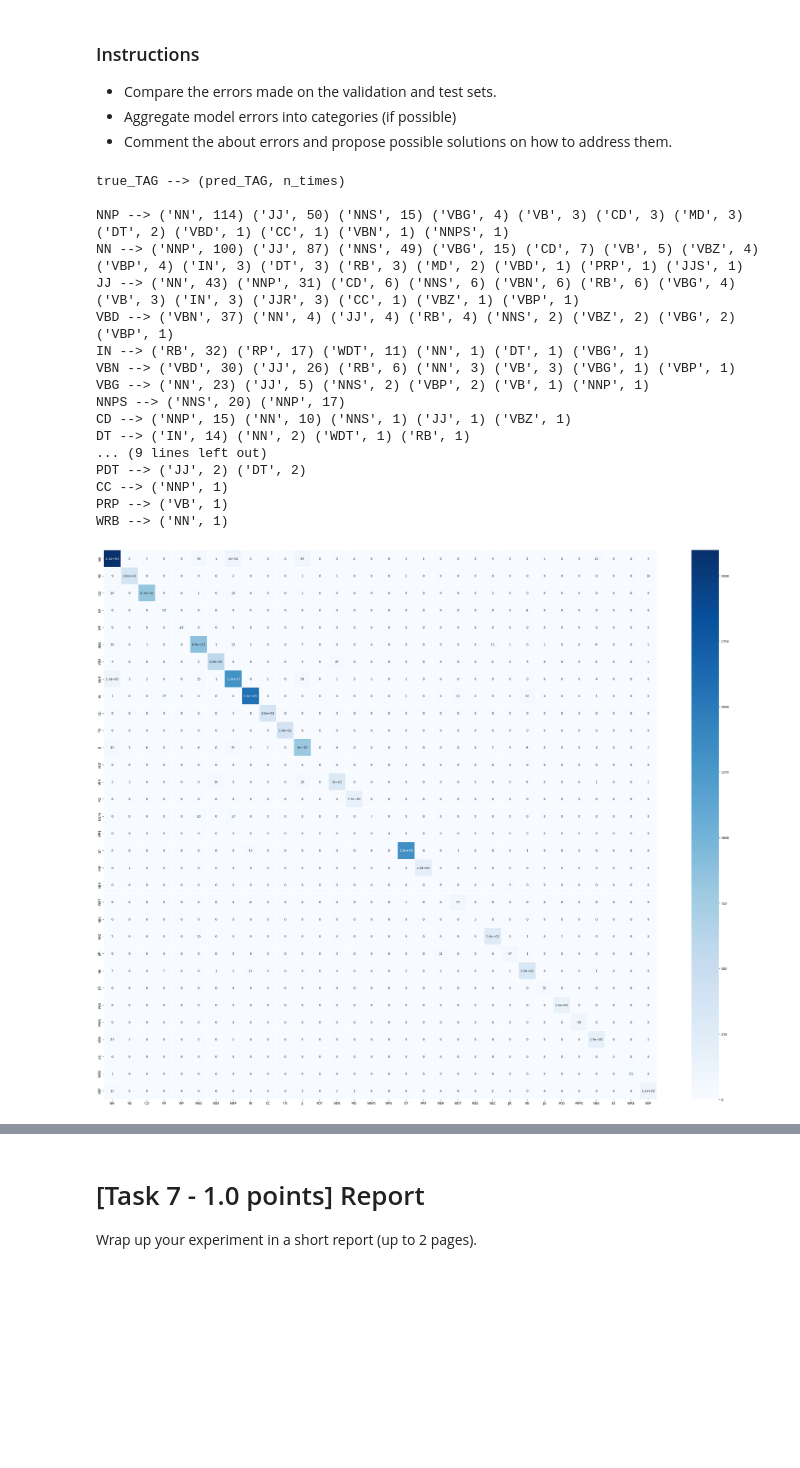
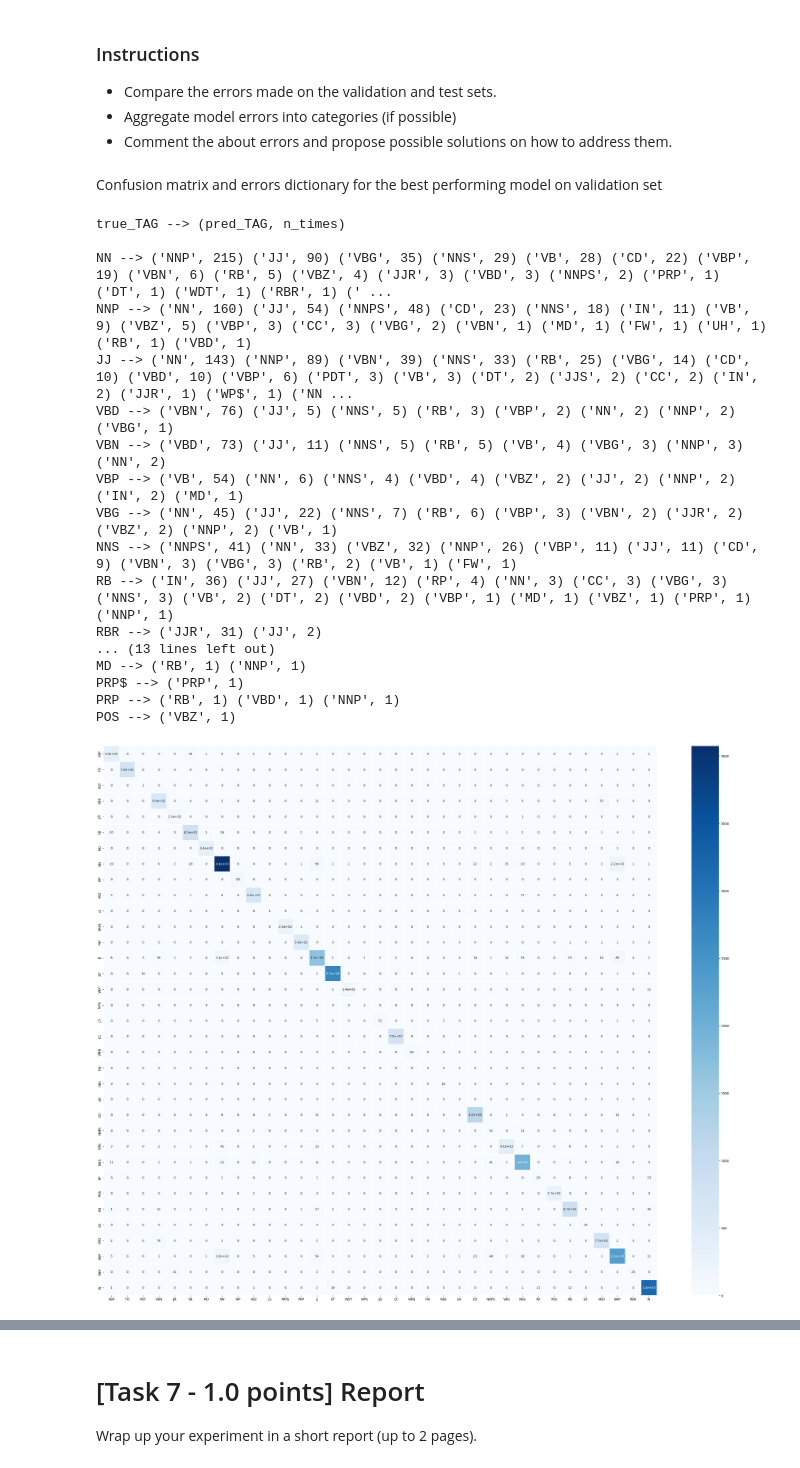
Before and after one commit to AndreaZecca/NLP-assignments, a Jupyter notebook: Assignment-1/Assignment1.ipynb, the cells around one changed output, grey strips where cells are left out. Cells and saved outputs as stored; diff of their text form; code cells hidden in the pictures; blank space fills up the shorter version.

Commit message:
Implemented error analysis

```diff
--- a/Assignment-1/Assignment1.ipynb
+++ b/Assignment-1/Assignment1.ipynb
@@ -1010,7 +1011,8 @@ for model in res.keys():
     print()
     means.append(np.mean(res[model]))
     stdevs.append(np.std(res[model]))
-    std_means.append(res[model]/np.std(res[model]))
+for i, model in enumerate(res.keys()):
+    std_means.append(means[i]/stdevs[i])
 
 best_model_idx = np.argmax(std_means)
 best_model_name = models_names[best_model_idx]
@@ -1098,28 +1107,27 @@ def get_tag_distribution(indexed_df: pd.DataFrame):
+# %% [markdown]
+Confusion matrix and errors dictionary for the best performing model on validation set
 # %%
-selected_pred = best_model_pred_test
-selected_targ = best_model_targ_test
+validation_tags = [vocab.i2t(i) for i in set(best_model_pred_val.tolist() + best_model_targ_val.tolist())]
 
-tags = [vocab.i2t(i) for i in set(selected_pred.tolist() + selected_targ.tolist())]
+validation_cm = build_confusion_matrix(best_model_pred_val,best_model_targ_val,validation_tags)
 
-df_cm = build_confusion_matrix(selected_targ,selected_pred,tags)
-
-build_errors_dictionary(df_cm)
+build_errors_dictionary(validation_cm)
 # %% [output]
 true_TAG --> (pred_TAG, n_times)
 
-NNP --> ('NN', 114) ('JJ', 50) ('NNS', 15) ('VBG', 4) ('VB', 3) ('CD', 3) ('MD', 3) ('DT', 2) ('VBD', 1) ('CC', 1) ('VBN', 1) ('NNPS', 1)
-NN --> ('NNP', 100) ('JJ', 87) ('NNS', 49) ('VBG', 15) ('CD', 7) ('VB', 5) ('VBZ', 4) ('VBP', 4) ('IN', 3) ('DT', 3) ('RB', 3) ('MD', 2) ('VBD', 1) ('PRP', 1) ('JJS', 1)
-JJ --> ('NN', 43) ('NNP', 31) ('CD', 6) ('NNS', 6) ('VBN', 6) ('RB', 6) ('VBG', 4) ('VB', 3) ('IN', 3) ('JJR', 3) ('CC', 1) ('VBZ', 1) ('VBP', 1)
-VBD --> ('VBN', 37) ('NN', 4) ('JJ', 4) ('RB', 4) ('NNS', 2) ('VBZ', 2) ('VBG', 2) ('VBP', 1)
-IN --> ('RB', 32) ('RP', 17) ('WDT', 11) ('NN', 1) ('DT', 1) ('VBG', 1)
-VBN --> ('VBD', 30) ('JJ', 26) ('RB', 6) ('NN', 3) ('VB', 3) ('VBG', 1) ('VBP', 1)
-VBG --> ('NN', 23) ('JJ', 5) ('NNS', 2) ('VBP', 2) ('VB', 1) ('NNP', 1)
-NNPS --> ('NNS', 20) ('NNP', 17)
-CD --> ('NNP', 15) ('NN', 10) ('NNS', 1) ('JJ', 1) ('VBZ', 1)
-DT --> ('IN', 14) ('NN', 2) ('WDT', 1) ('RB', 1)
-... (9 lines left out)
-PDT --> ('JJ', 2) ('DT', 2)
-CC --> ('NNP', 1)
-PRP --> ('VB', 1)
-WRB --> ('NN', 1)
+NN --> ('NNP', 215) ('JJ', 90) ('VBG', 35) ('NNS', 29) ('VB', 28) ('CD', 22) ('VBP', 19) ('VBN', 6) ('RB', 5) ('VBZ', 4) ('JJR', 3) ('VBD', 3) ('NNPS', 2) ('PRP', 1) ('DT', 1) ('WDT', 1) ('RBR', 1) (' ...
+NNP --> ('NN', 160) ('JJ', 54) ('NNPS', 48) ('CD', 23) ('NNS', 18) ('IN', 11) ('VB', 9) ('VBZ', 5) ('VBP', 3) ('CC', 3) ('VBG', 2) ('VBN', 1) ('MD', 1) ('FW', 1) ('UH', 1) ('RB', 1) ('VBD', 1)
+JJ --> ('NN', 143) ('NNP', 89) ('VBN', 39) ('NNS', 33) ('RB', 25) ('VBG', 14) ('CD', 10) ('VBD', 10) ('VBP', 6) ('PDT', 3) ('VB', 3) ('DT', 2) ('JJS', 2) ('CC', 2) ('IN', 2) ('JJR', 1) ('WP$', 1) ('NN ...
+VBD --> ('VBN', 76) ('JJ', 5) ('NNS', 5) ('RB', 3) ('VBP', 2) ('NN', 2) ('NNP', 2) ('VBG', 1)
+VBN --> ('VBD', 73) ('JJ', 11) ('NNS', 5) ('RB', 5) ('VB', 4) ('VBG', 3) ('NNP', 3) ('NN', 2)
+VBP --> ('VB', 54) ('NN', 6) ('NNS', 4) ('VBD', 4) ('VBZ', 2) ('JJ', 2) ('NNP', 2) ('IN', 2) ('MD', 1)
+VBG --> ('NN', 45) ('JJ', 22) ('NNS', 7) ('RB', 6) ('VBP', 3) ('VBN', 2) ('JJR', 2) ('VBZ', 2) ('NNP', 2) ('VB', 1)
+NNS --> ('NNPS', 41) ('NN', 33) ('VBZ', 32) ('NNP', 26) ('VBP', 11) ('JJ', 11) ('CD', 9) ('VBN', 3) ('VBG', 3) ('RB', 2) ('VB', 1) ('FW', 1)
+RB --> ('IN', 36) ('JJ', 27) ('VBN', 12) ('RP', 4) ('NN', 3) ('CC', 3) ('VBG', 3) ('NNS', 3) ('VB', 2) ('DT', 2) ('VBD', 2) ('VBP', 1) ('MD', 1) ('VBZ', 1) ('PRP', 1) ('NNP', 1)
+RBR --> ('JJR', 31) ('JJ', 2)
+... (13 lines left out)
+MD --> ('RB', 1) ('NNP', 1)
+PRP$ --> ('PRP', 1)
+PRP --> ('RB', 1) ('VBD', 1) ('NNP', 1)
+POS --> ('VBZ', 1)
-[figure, old version]
+[figure, new version]
```
Also changed, not shown: parts of 17 cells of this notebook.
